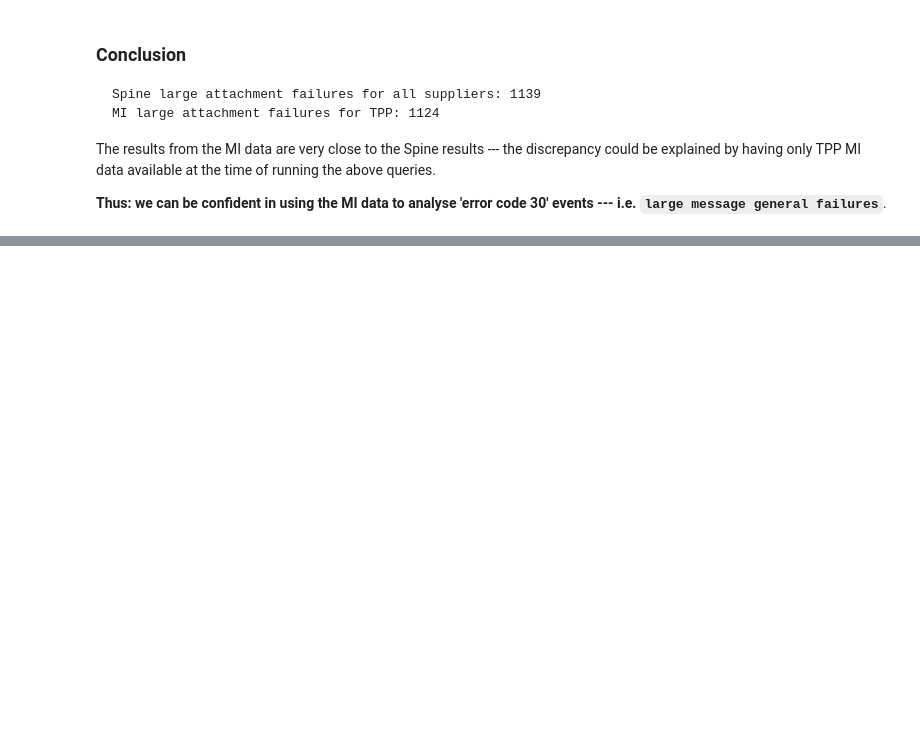
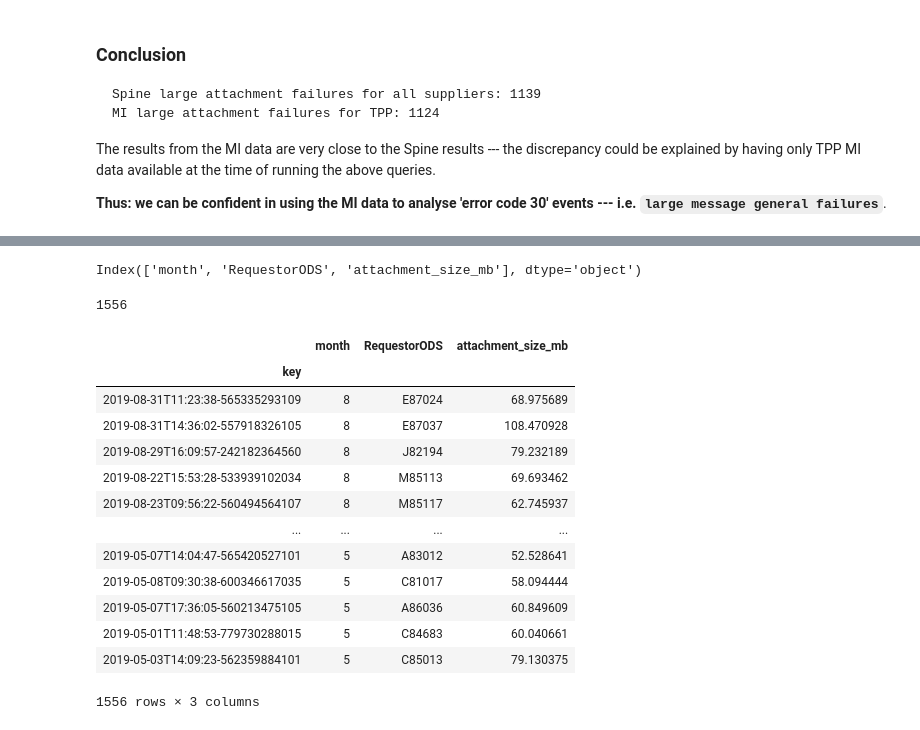
Before and after one commit to nhsconnect/prm-gp2gp-data-sandbox, a Jupyter notebook: notebooks/07-PRMT-1145--large-attachment-failures-at-TPP-practices.ipynb, the cells around one changed output, grey strips where cells are left out. Saved outputs shown, nothing was run; the diff lists cells and outputs as text; code cells hidden in the pictures; blank space fills up the shorter version.

```diff
--- a/notebooks/07-PRMT-1145--large-attachment-failures-at-TPP-practices.ipynb
+++ b/notebooks/07-PRMT-1145--large-attachment-failures-at-TPP-practices.ipynb
@@ -169,0 +212,25 @@ The results from the MI data are very close to the Spine results --- the discrep
+# %%
+attachment_sizes_df.columns
+# %% [output]
+Index(['month', 'RequestorODS', 'attachment_size_mb'], dtype='object')
+# %%
+len(attachment_sizes_df)
+# %% [output]
+1556
+# %%
+attachment_sizes_df
+# %% [output]
+|  | month | RequestorODS | attachment_size_mb |
+| key |  |  |  |
+| 2019-08-31T11:23:38-565335293109 | 8 | E87024 | 68.975689 |
+| 2019-08-31T14:36:02-557918326105 | 8 | E87037 | 108.470928 |
+| 2019-08-29T16:09:57-242182364560 | 8 | J82194 | 79.232189 |
+| 2019-08-22T15:53:28-533939102034 | 8 | M85113 | 69.693462 |
+| 2019-08-23T09:56:22-560494564107 | 8 | M85117 | 62.745937 |
+| ... | ... | ... | ... |
+| 2019-05-07T14:04:47-565420527101 | 5 | A83012 | 52.528641 |
+| 2019-05-08T09:30:38-600346617035 | 5 | C81017 | 58.094444 |
+| 2019-05-07T17:36:05-560213475105 | 5 | A86036 | 60.849609 |
+| 2019-05-01T11:48:53-779730288015 | 5 | C84683 | 60.040661 |
+| 2019-05-03T14:09:23-562359884101 | 5 | C85013 | 79.130375 |
+1556 rows × 3 columns
```
Also changed, not shown: parts of 9 cells of this notebook.
